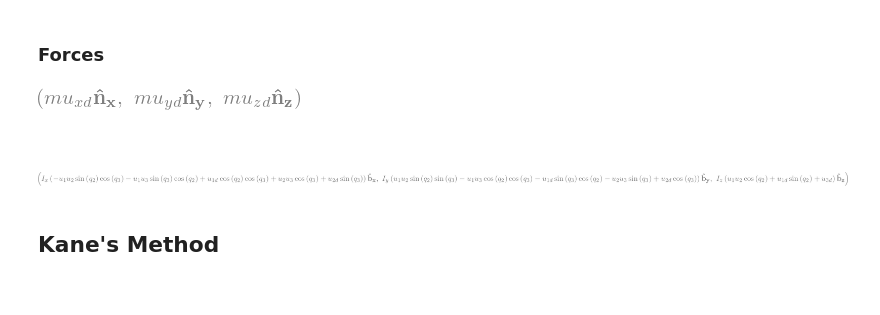
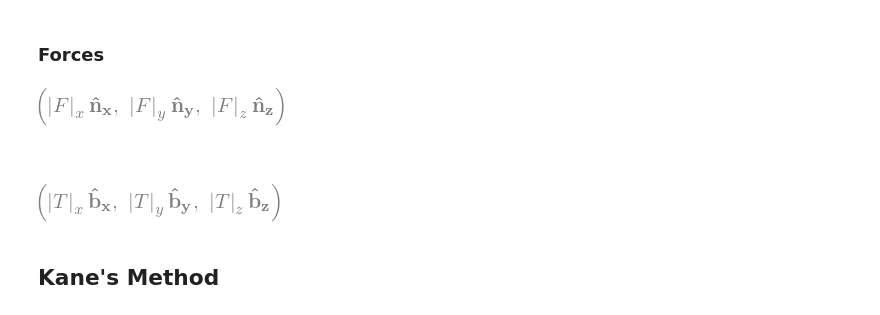
Before and after one commit to abhikamath/Space-Robot, a Jupyter notebook: Astrobee_Euler.ipynb, the cells around one changed output. Drawn from its saved outputs; the diff is of its cells as text; code cells hidden in the pictures.

```diff
--- a/Astrobee_Euler.ipynb
+++ b/Astrobee_Euler.ipynb
@@ -127,25 +135,25 @@ I
 # %%
 Fx_mag, Fy_mag, Fz_mag = me.dynamicsymbols('Fmag_x, Fmag_y, Fmag_z')
 
-Fx = m * A_B_ISS_ISS.dot(ISS.x) * ISS.x
-Fy = m * A_B_ISS_ISS.dot(ISS.y) * ISS.y
-Fz = m * A_B_ISS_ISS.dot(ISS.z) * ISS.z
+Fx = Fx_mag * ISS.x
+Fy = Fy_mag * ISS.y
+Fz = Fz_mag * ISS.z
 
 Fx, Fy, Fz
 # %% [output]
-[figure, old version]
+[figure, new version]
 # %% [markdown]
 ###
 # %%
 Tx_mag, Ty_mag, Tz_mag = me.dynamicsymbols('Tmag_x, Tmag_y, Tmag_z')
 
-Tx = Ix * Alpha_B_ISS_B.dot(B.x) * B.x
-Ty = Iy * Alpha_B_ISS_B.dot(B.y) * B.y
-Tz = Iz * Alpha_B_ISS_B.dot(B.z) * B.z
+Tx = Tx_mag * B.x
+Ty = Ty_mag * B.y
+Tz = Tz_mag * B.z
 
 Tx, Ty, Tz
 # %% [output]
-[figure, old version]
+[figure, new version]
 # %% [markdown]
 ## Kane's Method
 # %%
```
Also changed, not shown: parts of 43 cells of this notebook, 21 other files.
